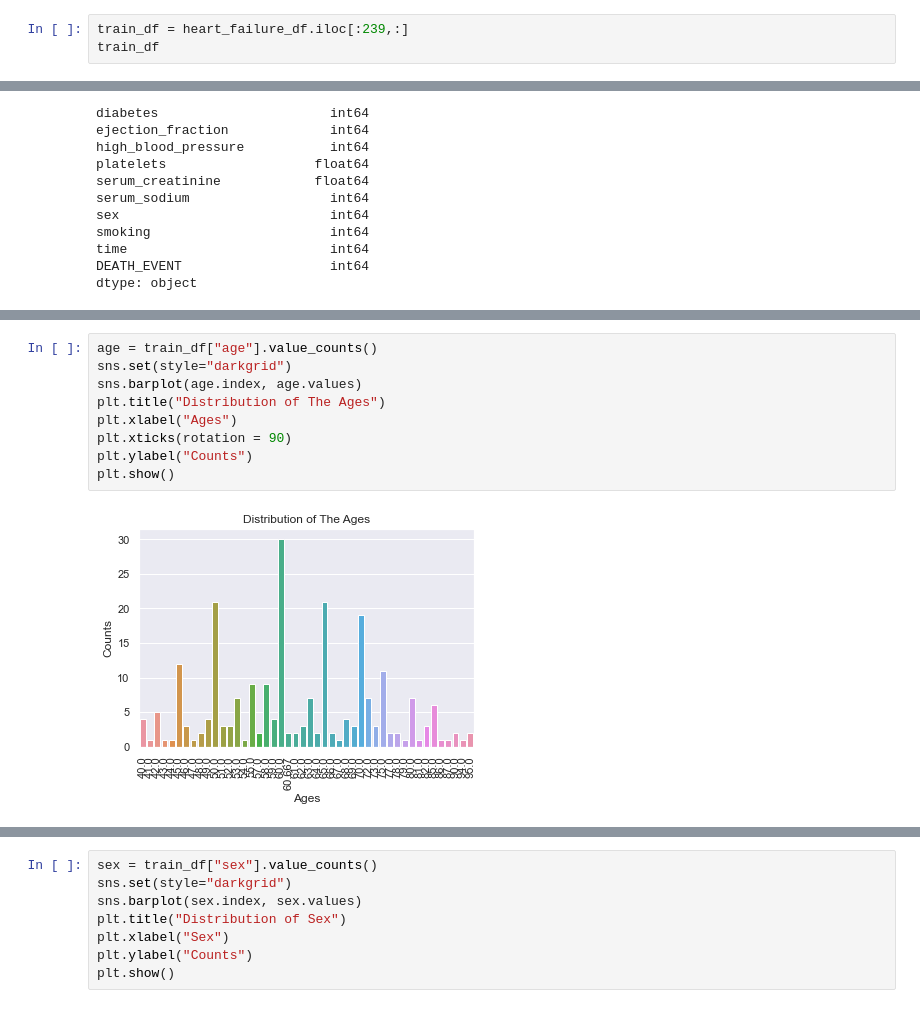
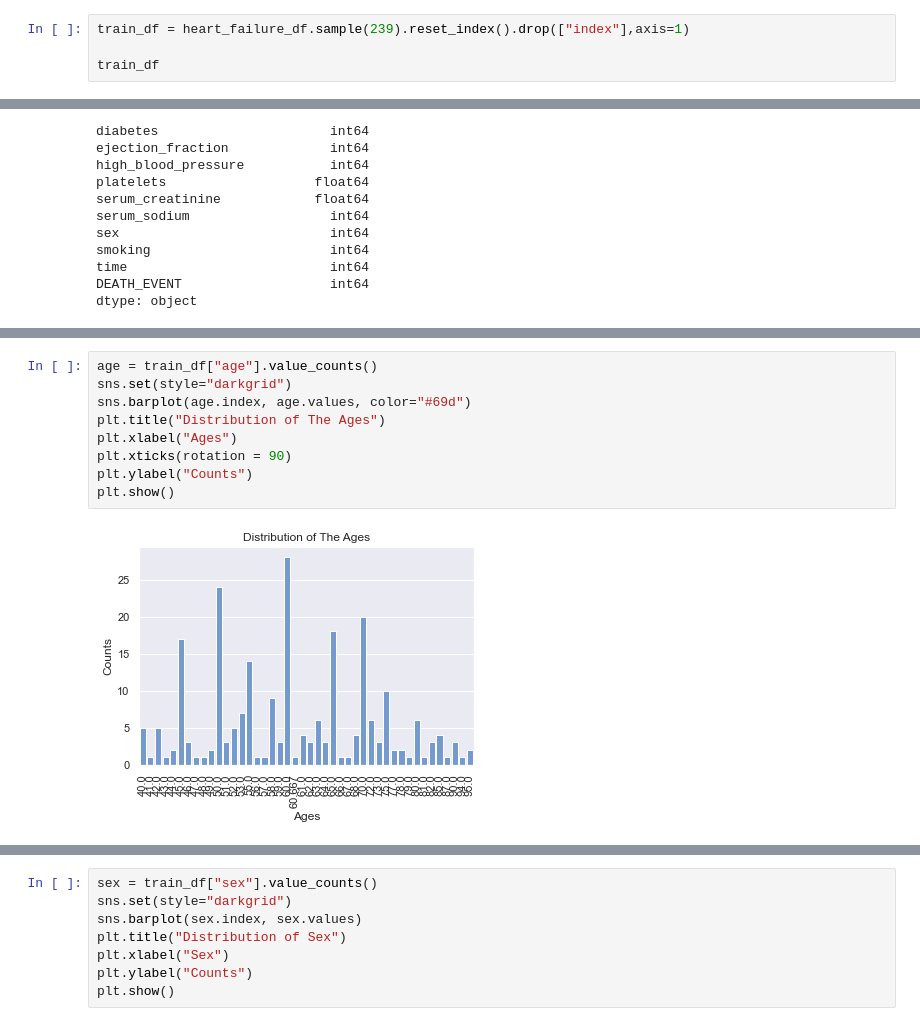
Before and after one commit to adhityaprimandhika/Heart-Failure-Prediction, a Jupyter notebook: Heart Failure.ipynb, the cells around one changed output, grey strips where cells are left out. Drawn from its saved outputs; the diff is of its cells as text.

```diff
--- a/Heart Failure.ipynb
+++ b/Heart Failure.ipynb
@@ -44,7 +44,8 @@ heart_failure_df.shape
 # %% [output]
 239.20000000000002
 # %%
-train_df = heart_failure_df.iloc[:239,:]
+train_df = heart_failure_df.sample(239).reset_index().drop(["index"],axis=1)
+
 train_df
 # %% [output]
 |  | age | anaemia | creatinine_phosphokinase | diabetes | ejection_fraction | high_blood_pressure | platelets | ... |
@@ -165,14 +166,14 @@ train_df.describe()
 # %%
 age = train_df["age"].value_counts()
 sns.set(style="darkgrid")
-sns.barplot(age.index, age.values)
+sns.barplot(age.index, age.values, color="#69d")
 plt.title("Distribution of The Ages")
 plt.xlabel("Ages")
 plt.xticks(rotation = 90)
 plt.ylabel("Counts")
 plt.show()
 # %% [output]
-[figure, old version]
+[figure, new version]
 # %%
 anemia = train_df["anaemia"].value_counts()
 sns.set(style="darkgrid")
```
Also changed, not shown: parts of 61 cells of this notebook, 2 other files.
